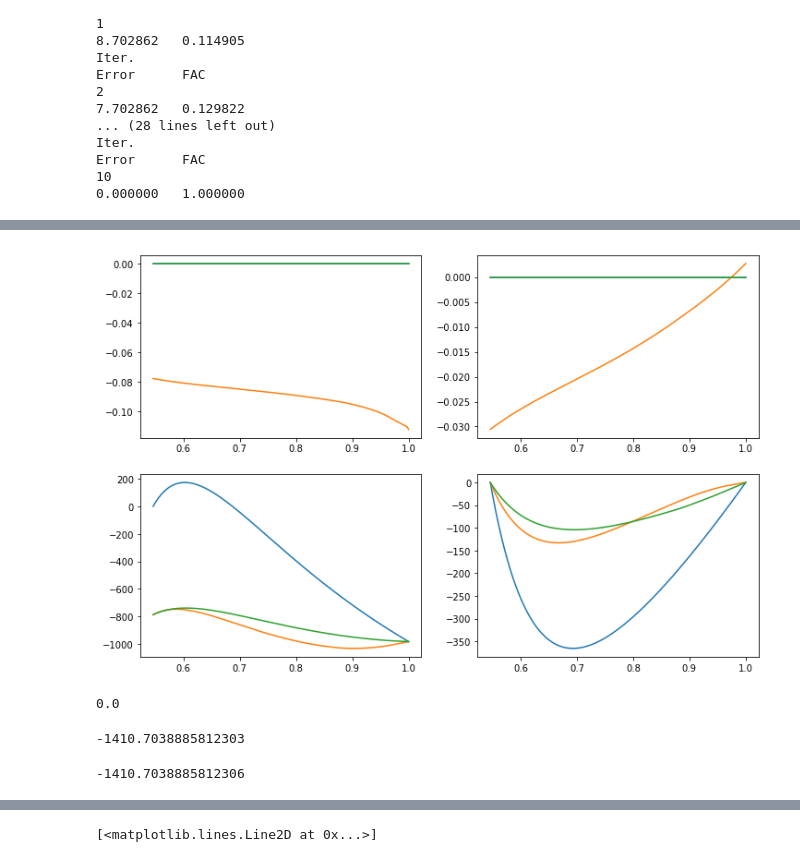
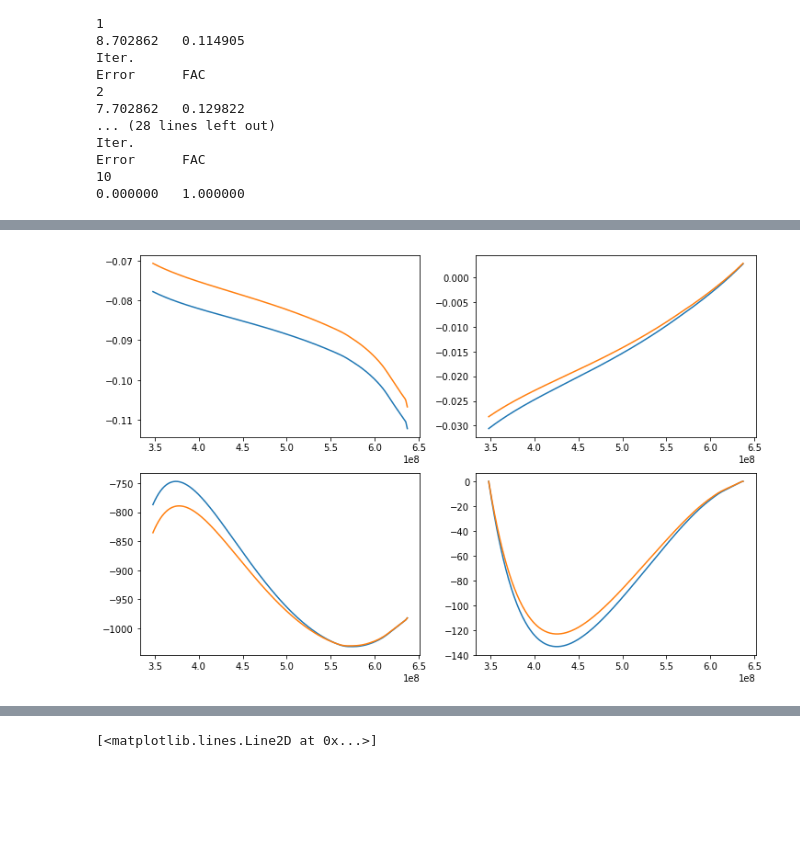
Before and after one commit to skachuck/giapy, a Jupyter notebook: nbs/Viscous_equations.ipynb, the cells around one changed output, grey strips where cells are left out. Drawn from its saved outputs; the diff is of its cells as text; code cells hidden in the pictures; blank space fills up the shorter version.

```diff
--- a/nbs/Viscous_equations.ipynb
+++ b/nbs/Viscous_equations.ipynb
@@ -47,0 +96,9 @@ Error      FAC
+# %%
+difeqVisc = SphericalViscSMat(n, zarray_smalln,
+                                       prem, Q=1, b=b)
+indexv = np.array([2,3,0,1])
+scalvVisc = np.array([1e-12, 1e-12, 1e+02, 1e+01])
+slowc = 0.5
+start = (scalvVisc*np.ones((4, len(zarray_smalln))).T).T
+yVb = solvde(500, 1e-14, slowc, scalvVisc, indexv, 2,
+                            start, difeqVisc, True, True)
@@ -48,6 +123,21 @@ Error      FAC
+# %%
+paramCore = prem.getParams(prem.rCore)
+rhoC = paramCore['den']
+gC = paramCore['grav']
+denC = prem.denCore
+
+re = prem.norms['r']
+paramSurf = prem.getParams(1.)
+g0 = paramSurf['grav']
+rhobar = g0/prem.G/re
 # %%
-i += 1
-if i > 3: i=0
-print i
-plt.plot(zarray_smalln, yV[i])
+i=2
+#i += 1
+#if i > 3: i=0
+#print i
+fig, axs = plt.subplots(2,2, figsize=(12,8))
+for i, ax in enumerate(axs.flatten()):
+    #ax.plot(zarray_smalln, yV[i]);
+    ax.plot(zarray_smalln, yE[i]);
+    ax.plot(zarray_smalln, yVb[i]);
 # %% [output]
@@ -123,24 +145,15 @@ re = prem.norms['r']
+# %%
+yE0, yV0 = giapy.earth_tools.earthIntegrator.get_t0_guess(prem, (zarray_smalln/re))
 # %%
 i=2
 #i += 1
 #if i > 3: i=0
 #print i
 fig, axs = plt.subplots(2,2, figsize=(12,8))
+norms = [g0/ (prem.norms['mu']/prem.norms['r']), g0/ (prem.norms['mu']/prem.norms['r']), g0, g0]
 for i, ax in enumerate(axs.flatten()):
-    ax.plot(zarray_smalln_norm, yV[i]);
-    ax.plot(zarray_smalln_norm, yE[i]);
-    ax.plot(zarray_smalln_norm, yVb[i]);
+    #ax.plot(zarray_smalln, yV[i]);
+    ax.plot(zarray_smalln, yE[i])
+    ax.plot(zarray_smalln, yE0[i]*norms[i]);
 # %% [output]
-[figure, old version]
+[figure, new version]
-# %%
-yV[2,0]
-# %% [output]
-0.0
-# %%
-yE[2,0]
-# %% [output]
--1410.7038885812303
-# %%
-yVb[2,0]
-# %% [output]
--1410.7038885812306
```
Also changed, not shown: parts of 51 cells of this notebook, 1 other file.
